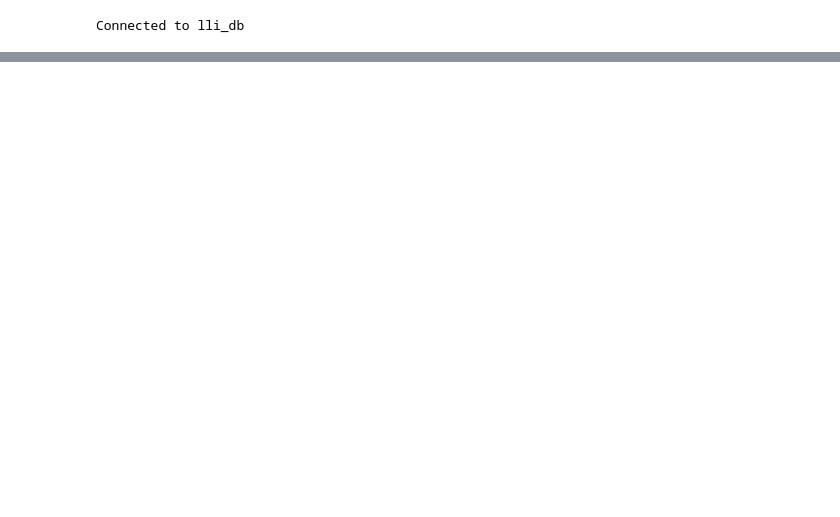
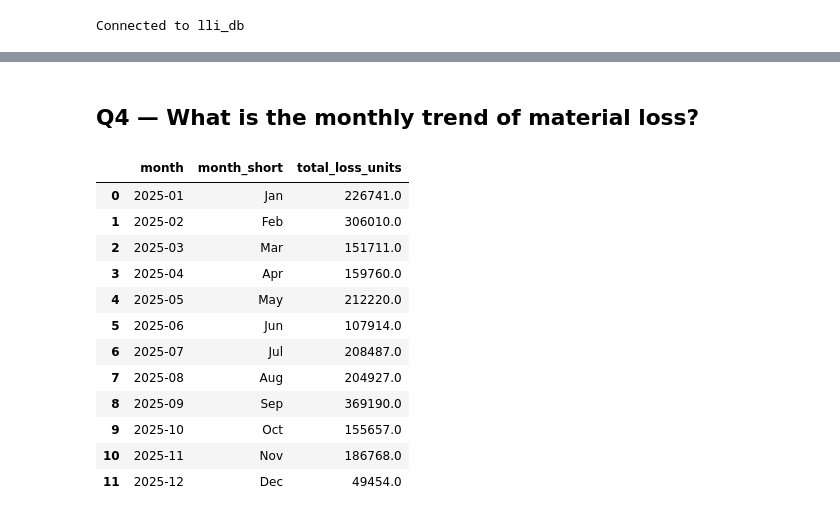
Before and after one commit to ToszNieva/Pharma_Manufacturing_Data_Analysis_Project, a Jupyter notebook: EDA_ANALYSIS/module_6.ipynb, the cells around one changed output, grey strips where cells are left out. Cells and saved outputs as stored; diff of their text form; code cells hidden in the pictures; blank space fills up the shorter version.

```diff
--- a/Pharma_Manufacturing_Data_Analysis_Folder/EDA_ANALYSIS/module_1.ipynb
+++ b/EDA_ANALYSIS/module_6.ipynb
@@ -271,0 +353,69 @@ the top three, together accounting for 88.7% of all units produced.
+# %% [markdown]
+## Q4 — What is the monthly trend of material loss?
+# %%
+material_loss_monthly_query = """
+    WITH stage_yields AS (
+        SELECT
+            f.jo_id,
+            j.batch_size,
+            d.year,
+            TO_CHAR(d.full_date, 'YYYY-MM') AS month,
+            TO_CHAR(d.full_date, 'Mon') AS month_short,
+            MAX(CASE WHEN f.stage = 'dry_blending' THEN f.yield_pct END) AS yield_dry,
+            MAX(CASE WHEN f.stage = 'compression' THEN f.yield_pct END) AS yield_cmprsn,
+            MAX(CASE WHEN f.stage = 'coating' THEN f.yield_pct END) AS yield_ctng,
+            MAX(CASE WHEN f.stage = 'encapsulation' THEN f.yield_pct END) AS yield_encap
+        FROM fact_batch_production f
+        JOIN dim_job_order j ON f.jo_id = j.jo_id
+        JOIN dim_date d ON f.date_id = d.date_id
+        WHERE f.yield_pct IS NOT NULL
+        AND d.year = 2025
+        AND f.stage = 'dry_blending'
+        GROUP BY f.jo_id, j.batch_size, d.year,
+                 TO_CHAR(d.full_date, 'YYYY-MM'),
+                 TO_CHAR(d.full_date, 'Mon')
+    ),
+    stage_outputs AS (
+        SELECT
+            jo_id,
+            month,
+            month_short,
+            batch_size,
+            batch_size * COALESCE(yield_dry, 1)                              AS output_dry,
+            batch_size * COALESCE(yield_dry, 1) * COALESCE(yield_cmprsn, 1) AS output_cmprsn,
+            yield_dry,
+            yield_cmprsn,
+            yield_ctng,
+            yield_encap
+        FROM stage_yields
+    )
+    SELECT
+        month,
+        month_short,
+        ROUND(SUM(
+            COALESCE(batch_size * (1 - yield_dry), 0) +
+            COALESCE(output_dry * (1 - yield_cmprsn), 0) +
+            COALESCE(output_cmprsn * (1 - yield_ctng), 0) +
+            COALESCE(output_dry * (1 - yield_encap), 0)
+        )) AS total_loss_units
+    FROM stage_outputs
+    GROUP BY month, month_short
+    ORDER BY month;
+"""
+
+df_loss_monthly = pd.read_sql_query(material_loss_monthly_query, engine)
+df_loss_monthly
+# %% [output]
+|  | month | month_short | total_loss_units |
+| 0 | 2025-01 | Jan | 226741.0 |
+| 1 | 2025-02 | Feb | 306010.0 |
+| 2 | 2025-03 | Mar | 151711.0 |
+| 3 | 2025-04 | Apr | 159760.0 |
+| 4 | 2025-05 | May | 212220.0 |
+| 5 | 2025-06 | Jun | 107914.0 |
+| 6 | 2025-07 | Jul | 208487.0 |
+| 7 | 2025-08 | Aug | 204927.0 |
+| 8 | 2025-09 | Sep | 369190.0 |
+| 9 | 2025-10 | Oct | 155657.0 |
+| 10 | 2025-11 | Nov | 186768.0 |
+| 11 | 2025-12 | Dec | 49454.0 |
```
Also changed, not shown: parts of 24 cells of this notebook, 11 other files.
